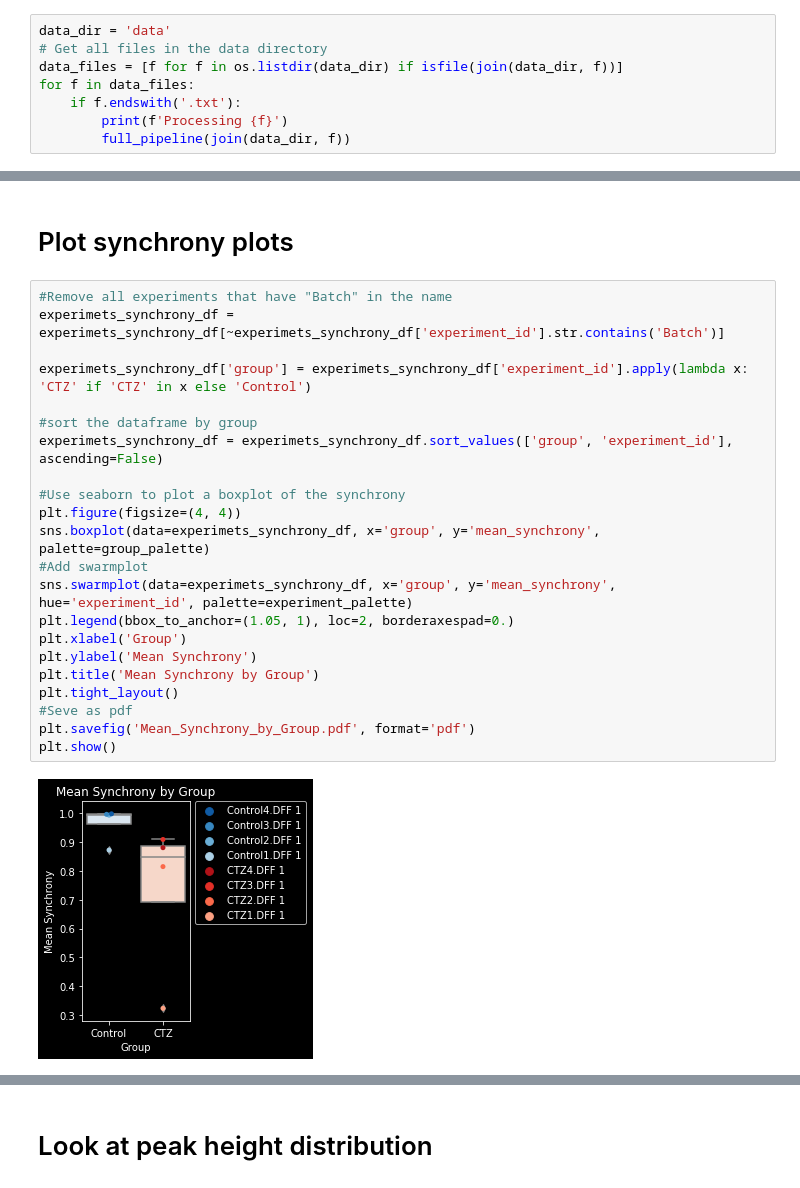
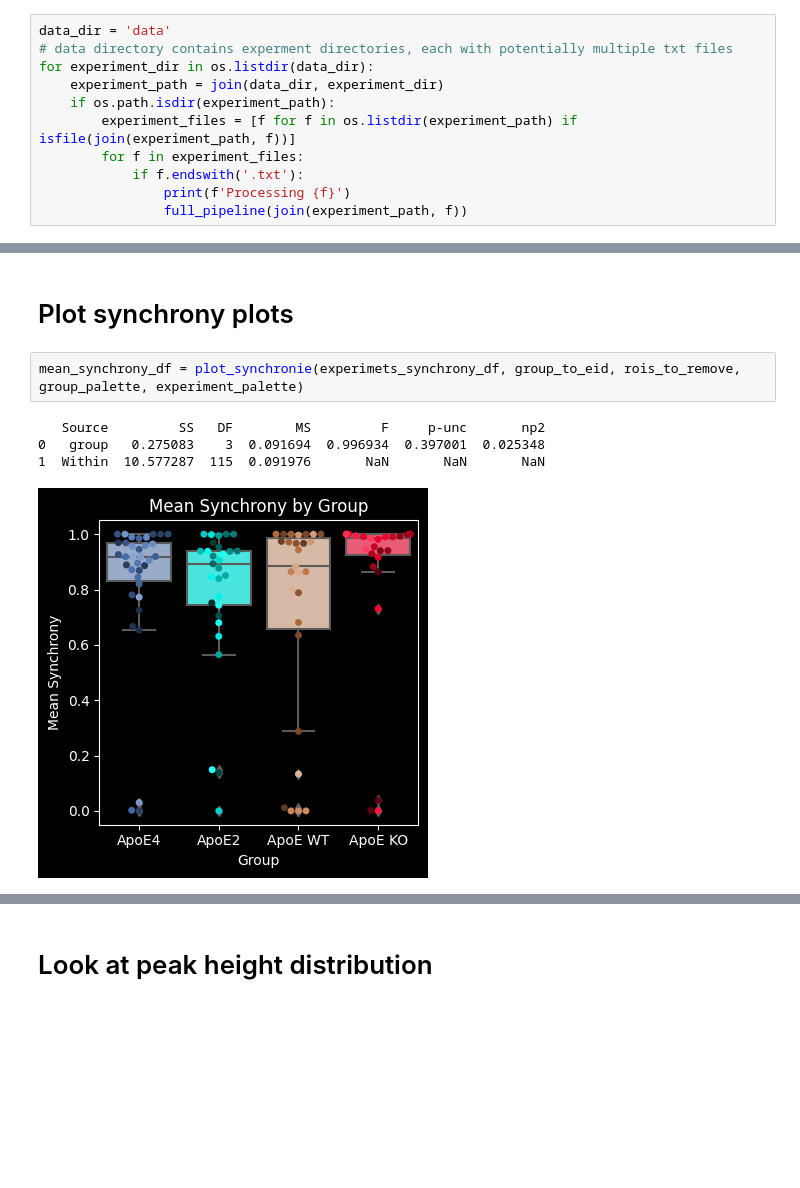
Before and after one commit to chesnov/fluorescent_peak_analysis, a Jupyter notebook: trace_feature_extract.ipynb, the cells around one changed output, grey strips where cells are left out. Saved outputs shown, nothing was run; the diff lists cells and outputs as text; blank space fills up the shorter version.

```diff
--- a/trace_feature_extract.ipynb
+++ b/trace_feature_extract.ipynb
@@ -586,10 +1063,13 @@ def full_pipeline(experiment_filename):
 # Run full pipeline
 # %%
 data_dir = 'data'
-# Get all files in the data directory
-data_files = [f for f in os.listdir(data_dir) if isfile(join(data_dir, f))]
-for f in data_files:
-    if f.endswith('.txt'):
-        print(f'Processing {f}')
-        full_pipeline(join(data_dir, f))
+# data directory contains experment directories, each with potentially multiple txt files
+for experiment_dir in os.listdir(data_dir):
+    experiment_path = join(data_dir, experiment_dir)
+    if os.path.isdir(experiment_path):
+        experiment_files = [f for f in os.listdir(experiment_path) if isfile(join(experiment_path, f))]
+        for f in experiment_files:
+            if f.endswith('.txt'):
+                print(f'Processing {f}')
+                full_pipeline(join(experiment_path, f))
 # %% [output]
@@ -812,26 +1218,9 @@ plt.show()
 # %% [markdown]
 # Plot synchrony plots
-# %%
-#Remove all experiments that have "Batch" in the name
-experimets_synchrony_df = experimets_synchrony_df[~experimets_synchrony_df['experiment_id'].str.contains('Batch')]
-
-experimets_synchrony_df['group'] = experimets_synchrony_df['experiment_id'].apply(lambda x: 'CTZ' if 'CTZ' in x else 'Control')
-
-#sort the dataframe by group
-experimets_synchrony_df = experimets_synchrony_df.sort_values(['group', 'experiment_id'], ascending=False)
-
-#Use seaborn to plot a boxplot of the synchrony
-plt.figure(figsize=(4, 4))
-sns.boxplot(data=experimets_synchrony_df, x='group', y='mean_synchrony', palette=group_palette)
-#Add swarmplot
-sns.swarmplot(data=experimets_synchrony_df, x='group', y='mean_synchrony', hue='experiment_id', palette=experiment_palette)
-plt.legend(bbox_to_anchor=(1.05, 1), loc=2, borderaxespad=0.)
-plt.xlabel('Group')
-plt.ylabel('Mean Synchrony')
-plt.title('Mean Synchrony by Group')
-plt.tight_layout()
-#Seve as pdf
-plt.savefig('Mean_Synchrony_by_Group.pdf', format='pdf')
-plt.show()
-# %% [output]
-[figure, removed]
+# %%
+mean_synchrony_df = plot_synchronie(experimets_synchrony_df, group_to_eid, rois_to_remove, group_palette, experiment_palette)
+# %% [output]
+   Source         SS   DF        MS         F     p-unc       np2
+0   group   0.275083    3  0.091694  0.996934  0.397001  0.025348
+1  Within  10.577287  115  0.091976       NaN       NaN       NaN
+[figure, added]
```
Also changed, not shown: parts of 29 cells of this notebook, 2 other files.
